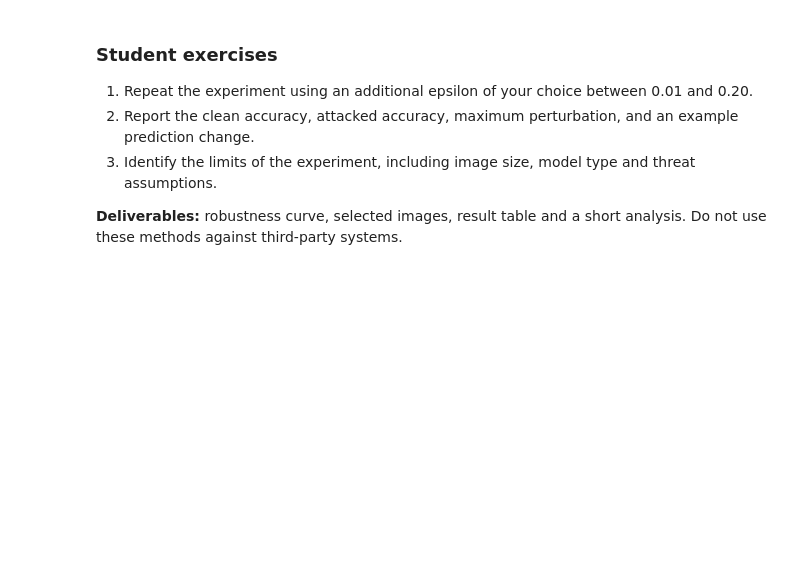
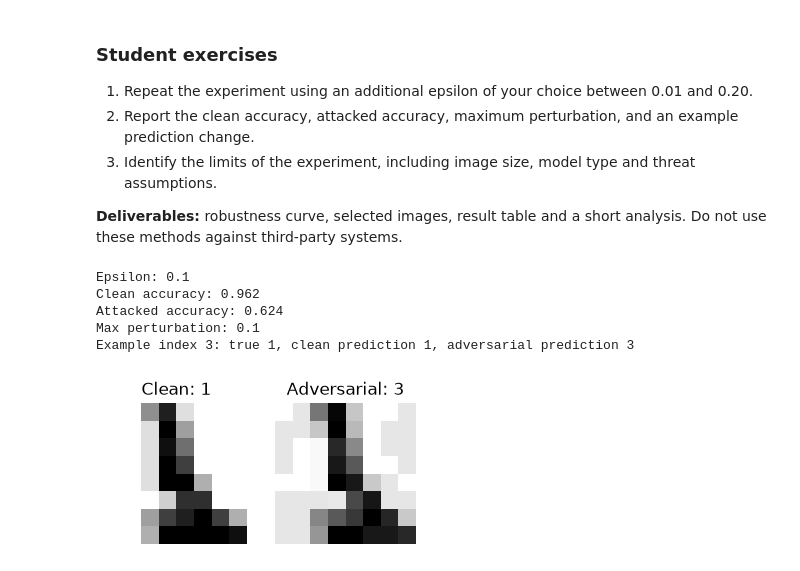
Before and after one commit to Janetcyber/aics202-adversarial-ml, a Jupyter notebook: AICS202_Lab02_FGSM_Evasion.ipynb, the cells around one changed output. Saved outputs shown, nothing was run; the diff lists cells and outputs as text; code cells hidden in the pictures; blank space fills up the shorter version.

Commit message:
Add Lab 02 FGSM evasion results and evidence

```diff
--- a/AICS202_Lab02_FGSM_Evasion.ipynb
+++ b/AICS202_Lab02_FGSM_Evasion.ipynb
@@ -80,3 +93,36 @@ print('Max observed L-infinity change:', np.max(np.abs(adversarial-X_test)))
 3. Identify the limits of the experiment, including image size, model type and threat assumptions.
 
 **Deliverables:** robustness curve, selected images, result table and a short analysis. Do not use these methods against third-party systems.
+# %%
+extra_eps = 0.10   # your chosen value, between 0.01 and 0.20
+
+clean_pred = model.predict(X_test)
+clean_acc = accuracy_score(y_test, clean_pred)
+adv = fgsm(model, X_test, y_test, epsilon=extra_eps)
+adv_pred = model.predict(adv)
+adv_acc = accuracy_score(y_test, adv_pred)
+
+print("Epsilon:", extra_eps)
+print("Clean accuracy:", round(clean_acc, 3))
+print("Attacked accuracy:", round(adv_acc, 3))
+print("Max perturbation:", round(float(np.max(np.abs(adv - X_test))), 3))
+
+for i in np.where(clean_pred != adv_pred)[0]:
+    if clean_pred[i] == y_test[i]:
+        print(f"Example index {i}: true {y_test[i]}, clean prediction {clean_pred[i]}, adversarial prediction {adv_pred[i]}")
+        fig, ax = plt.subplots(1, 2, figsize=(4, 2))
+        ax[0].imshow(X_test[i].reshape(8, 8), cmap='gray_r', vmin=0, vmax=1)
+        ax[0].set_title(f"Clean: {clean_pred[i]}")
+        ax[1].imshow(adv[i].reshape(8, 8), cmap='gray_r', vmin=0, vmax=1)
+        ax[1].set_title(f"Adversarial: {adv_pred[i]}")
+        for a in ax:
+            a.axis('off')
+        plt.show()
+        break
+# %% [output]
+Epsilon: 0.1
+Clean accuracy: 0.962
+Attacked accuracy: 0.624
+Max perturbation: 0.1
+Example index 3: true 1, clean prediction 1, adversarial prediction 3
+[figure, added]
```
Also changed, not shown: parts of 5 cells of this notebook, 14 other files.
